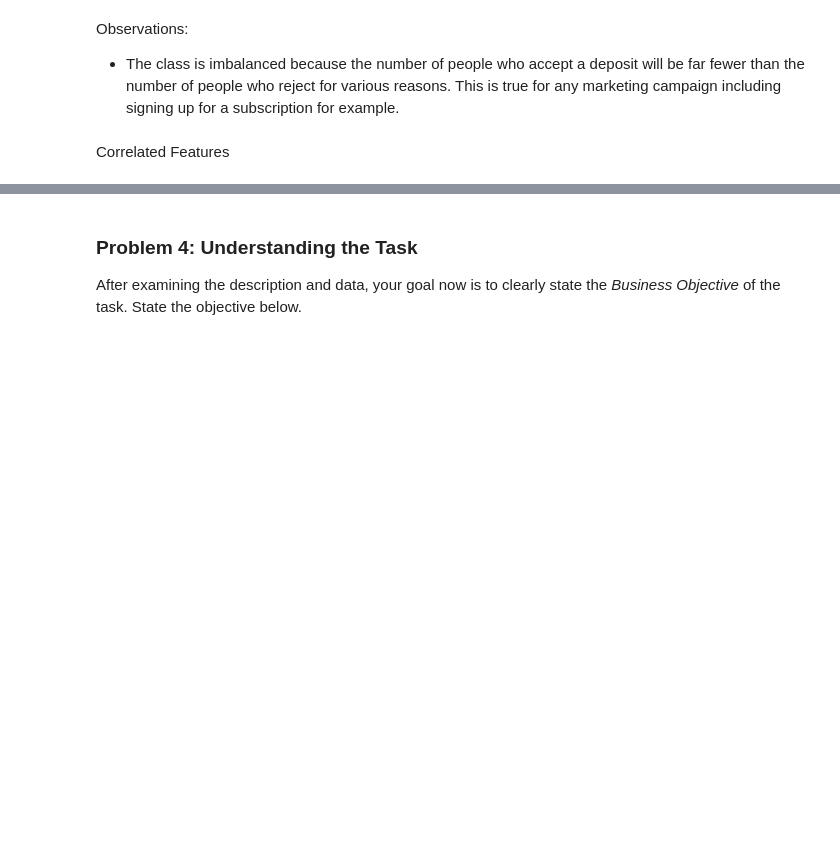
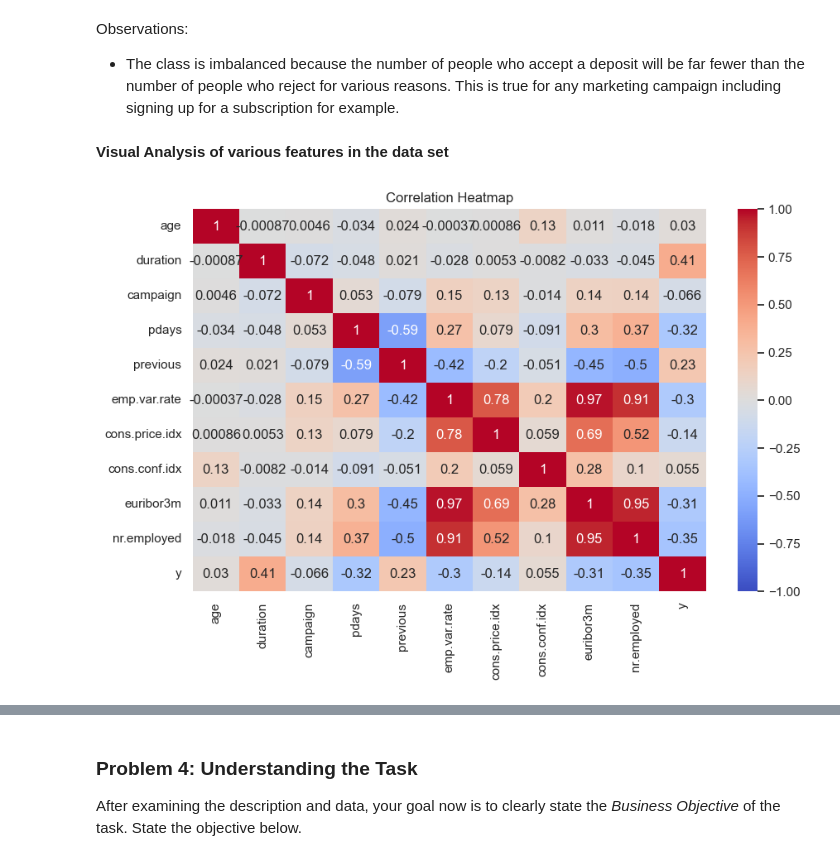
Before and after one commit to skavoori/practical-application-3, a Jupyter notebook: prompt_III.ipynb, the cells around one changed output, grey strips where cells are left out. Drawn from its saved outputs; the diff is of its cells as text; code cells hidden in the pictures; blank space fills up the shorter version.

```diff
--- a/prompt_III.ipynb
+++ b/prompt_III.ipynb
@@ -21,5 +19,32 @@ import pandas as pd
+# %%
+import numpy as np
+import pandas as pd
+
+import matplotlib.pyplot as plt
+import seaborn as sns
+
+from sklearn.model_selection import train_test_split, StratifiedKFold, cross_validate, GridSearchCV
+from sklearn.compose import ColumnTransformer
+from sklearn.pipeline import Pipeline
+from sklearn.impute import SimpleImputer
+from sklearn.preprocessing import OneHotEncoder, StandardScaler
+
+from sklearn.neighbors import KNeighborsClassifier
+from sklearn.linear_model import LogisticRegression
+from sklearn.tree import DecisionTreeClassifier
+from sklearn.svm import SVC
+
+from sklearn.metrics import (
+    accuracy_score, precision_score, recall_score, f1_score, roc_auc_score,
+    ConfusionMatrixDisplay, RocCurveDisplay, classification_report
+)
+
+pd.set_option("display.max_columns", 200)
+sns.set_theme(style="whitegrid")
+RANDOM_STATE = 42
 # %%
 df = pd.read_csv('data/bank-additional-full.csv', sep = ';')
+df['y'] = df['y'].astype(str).str.strip().str.lower().map({'yes': 1, 'no': 0})
 # %%
 df.head()
 df
@@ -123,5 +156,22 @@ Name: proportion, dtype: float64
+# %%
+df['y'] = df['y'].astype(str).str.strip().str.lower().map({'yes': 1, 'no': 0})
 # %% [markdown]
 Observations:
 - The class is imbalanced because the number of people who accept a deposit will be far fewer than the number of people who reject for various reasons. This is true for any marketing campaign including signing up for a subscription for example.
-# %% [markdown]
-Correlated Features
+# %% [markdown]
+**Visual Analysis of various features in the data set**
+# %%
+import matplotlib.pyplot as plt
+import seaborn as sns
+# Selecting numerical features only
+data_numeric = df.select_dtypes(include=['float64', 'int64'])
+num_cols = X.select_dtypes(include=[np.number]).columns.tolist()
+cat_cols = [c for c in df.columns if c not in num_cols]
+
+# Heatmap on numerical features
+plt.figure(figsize=(10, 6))
+sns.heatmap(data_numeric.corr(), annot=True, cmap='coolwarm', vmin=-1, vmax=1)
+plt.title('Correlation Heatmap')
+plt.show()
+# %% [output]
+[figure, added]
```
Also changed, not shown: parts of 19 cells of this notebook.
